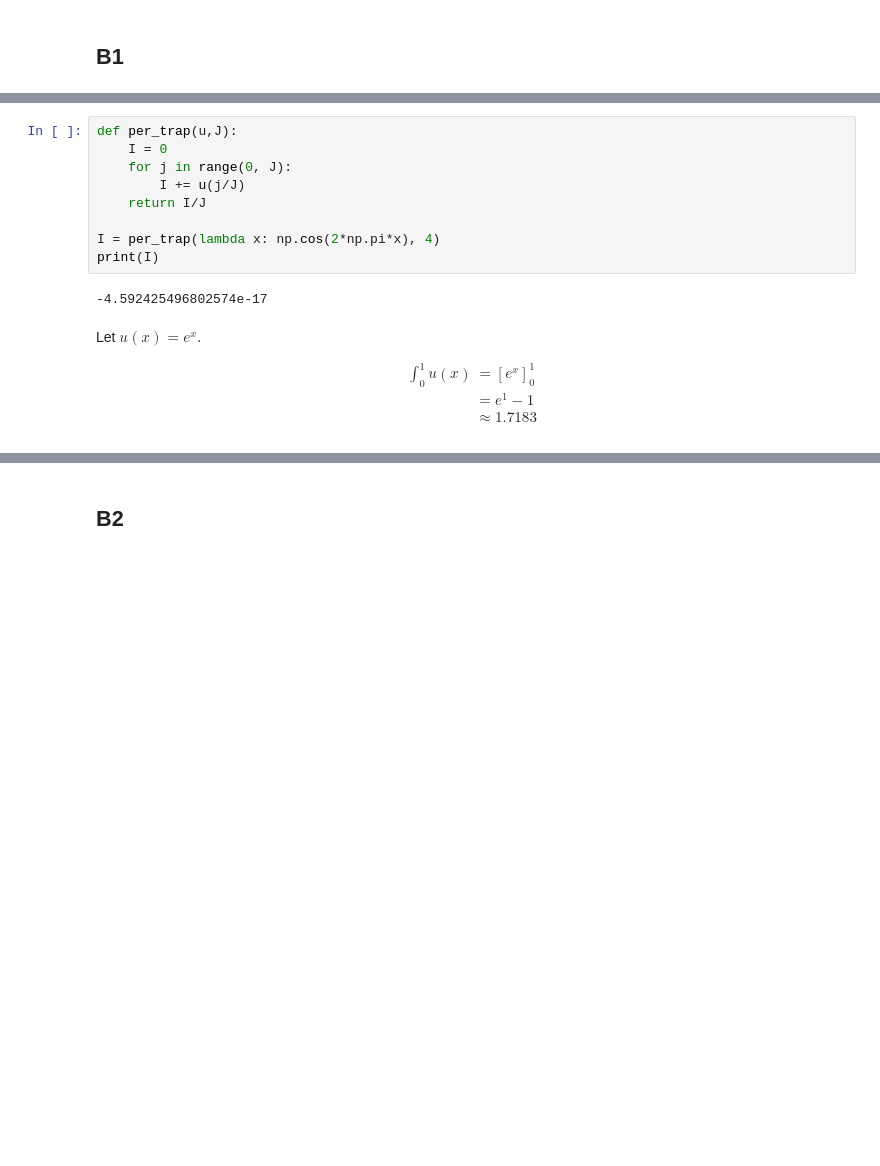
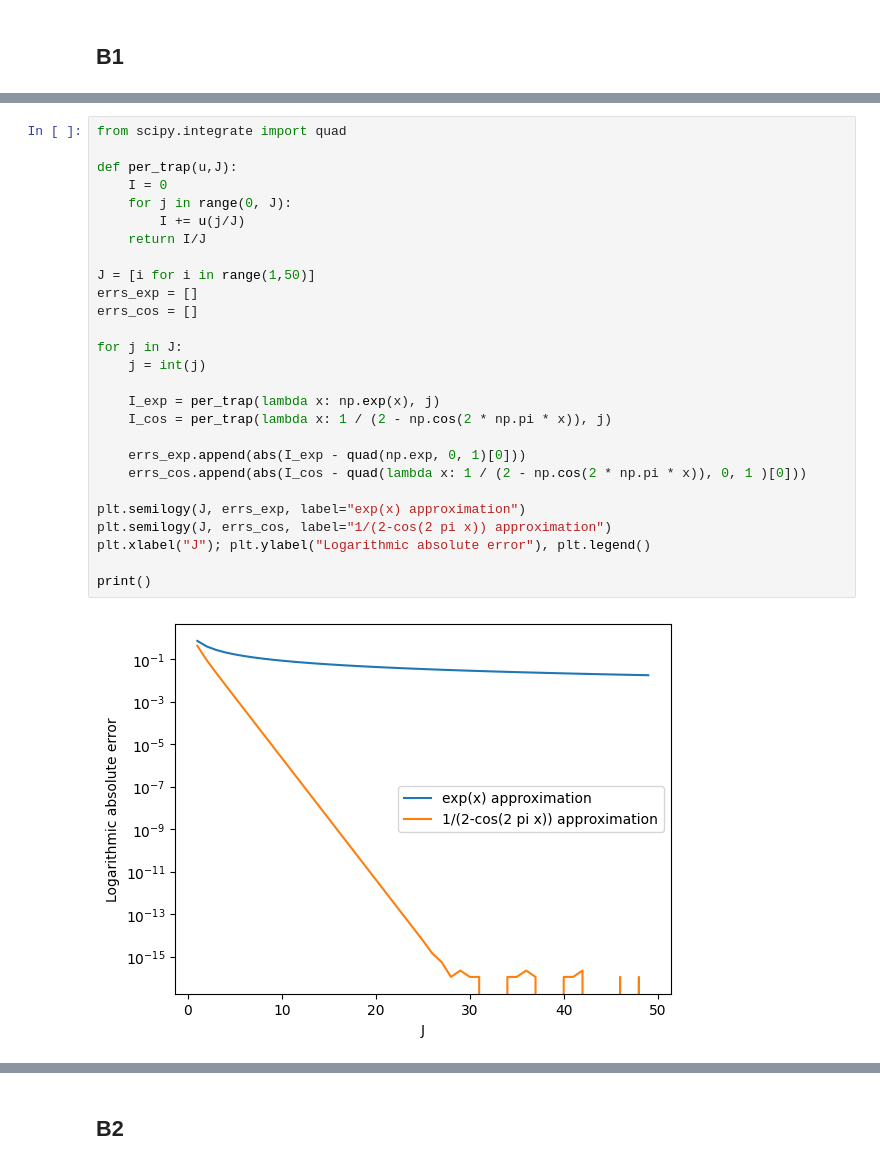
Before and after one commit to felixgalka/na-coursework, a Jupyter notebook: src/soln_fg551.ipynb, the cells around one changed output, grey strips where cells are left out. Cells and saved outputs as stored; diff of their text form; blank space fills up the shorter version.

```diff
--- a/src/soln_fg551.ipynb
+++ b/src/soln_fg551.ipynb
@@ -354,23 +358,31 @@ T(u) & = A_1 + A_2 + ... + A_{J-1} + A_J \\
 \end{align*}
 $$
-# %%
-def per_trap(u,J):
-	I = 0
-	for j in range(0, J):
-		I += u(j/J)
-	return I/J
-
-I = per_trap(lambda x: np.cos(2*np.pi*x), 4)
-print(I)
-# %% [output]
--4.592425496802574e-17
-# %% [markdown]
-Let $ u(x) = e^x $.
-
-$$
-\begin{align*}
-\int_0^1 u(x) & = \left[e^x \right]_0^1 \\
-& = e^1 - 1 \\
-& \approx 1.7183
-\end{align*}
-$$
+# %%
+from scipy.integrate import quad
+
+def per_trap(u,J):
+	I = 0
+	for j in range(0, J):
+		I += u(j/J)
+	return I/J
+
+J = [i for i in range(1,50)]
+errs_exp = []
+errs_cos = []
+
+for j in J:
+	j = int(j)
+
+	I_exp = per_trap(lambda x: np.exp(x), j)
+	I_cos = per_trap(lambda x: 1 / (2 - np.cos(2 * np.pi * x)), j)
+
+	errs_exp.append(abs(I_exp - quad(np.exp, 0, 1)[0]))
+	errs_cos.append(abs(I_cos - quad(lambda x: 1 / (2 - np.cos(2 * np.pi * x)), 0, 1 )[0]))
+
+plt.semilogy(J, errs_exp, label="exp(x) approximation")
+plt.semilogy(J, errs_cos, label="1/(2-cos(2 pi x)) approximation")
+plt.xlabel("J"); plt.ylabel("Logarithmic absolute error"), plt.legend()
+
+print()
+# %% [output]
+[figure, added]
```
Also changed, not shown: parts of 9 cells of this notebook.
